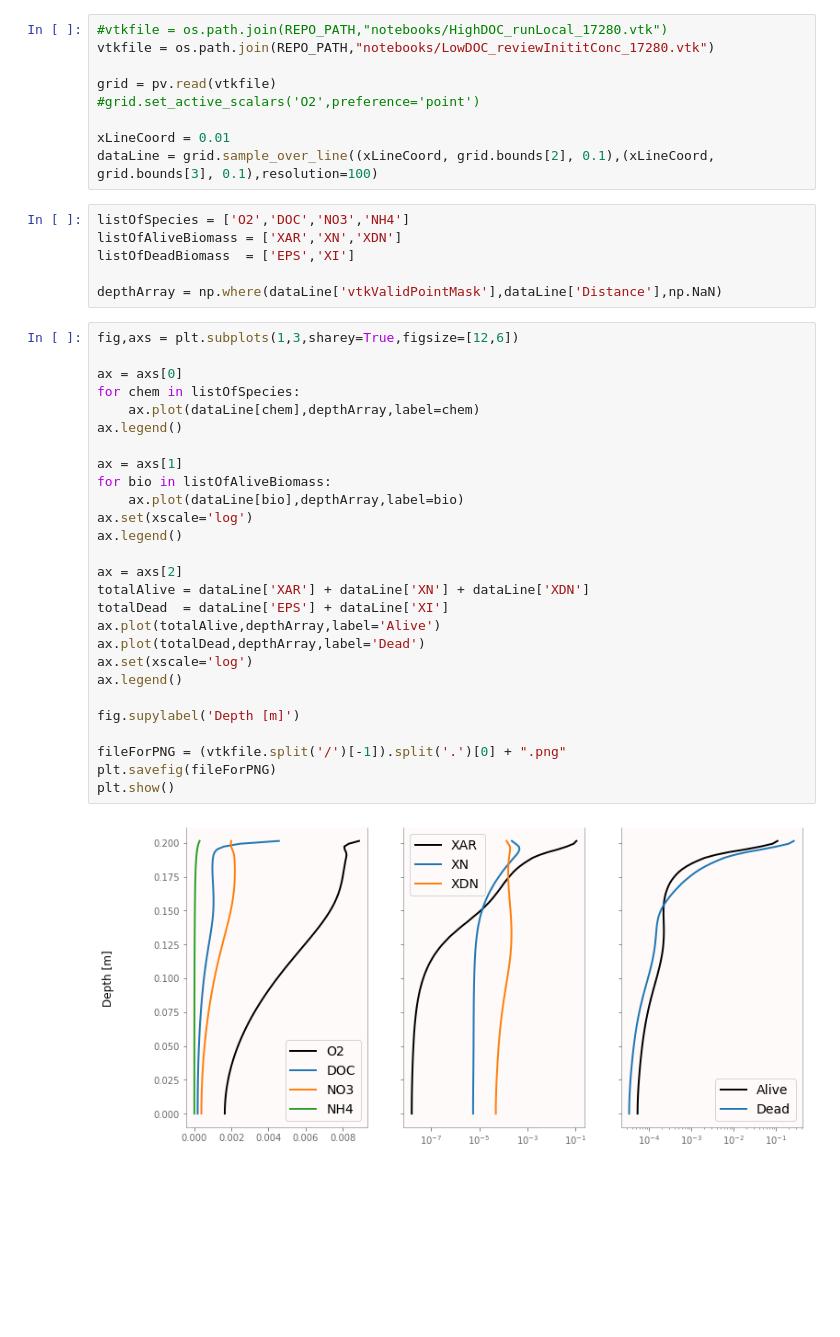
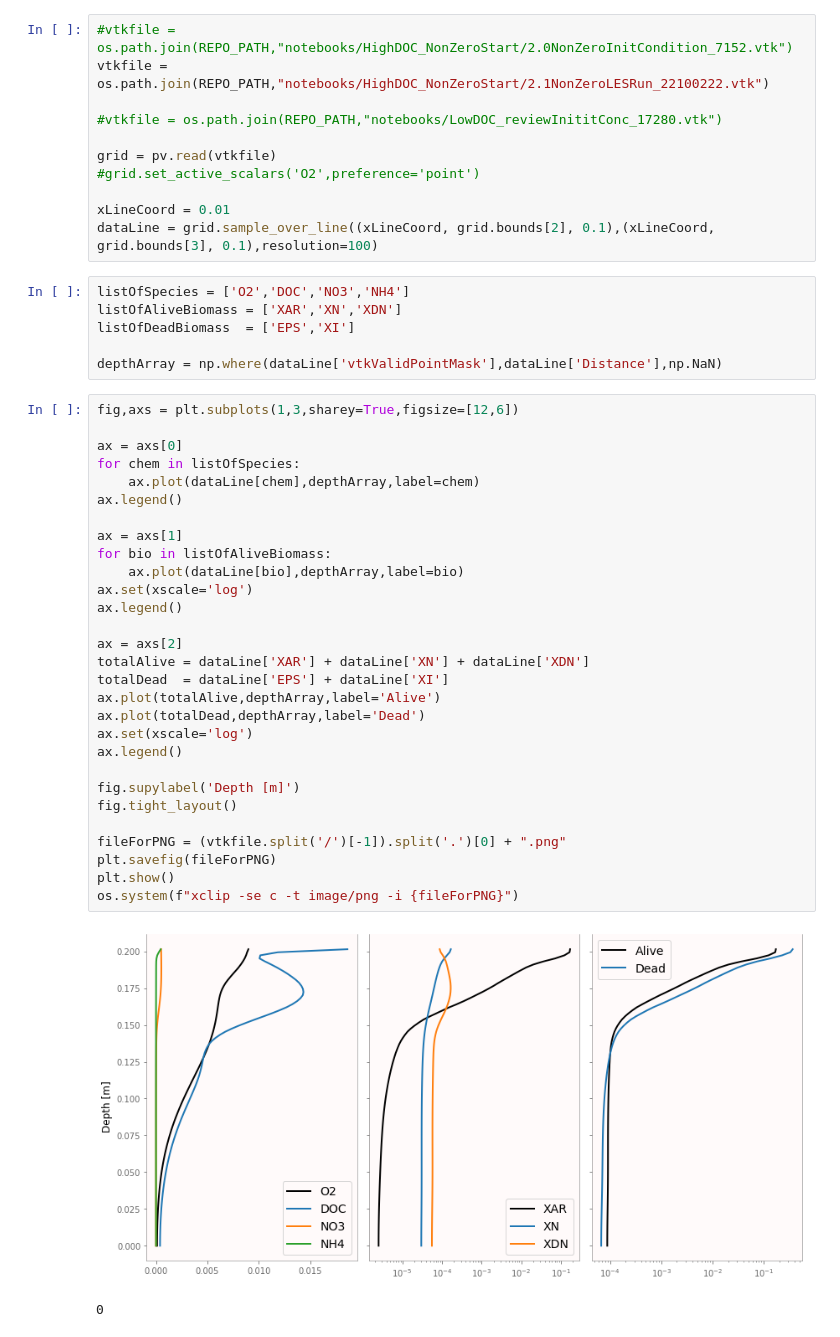
Before and after one commit to edsaac/ReactiveBiomass, a Jupyter notebook: notebooks/PlotOverLine.ipynb, the cells around one changed output. Saved outputs shown, nothing was run; the diff lists cells and outputs as text; blank space fills up the shorter version.

```diff
--- a/notebooks/PlotOverLine.ipynb
+++ b/notebooks/PlotOverLine.ipynb
@@ -23,8 +23,10 @@ pv.set_jupyter_backend('static')
 pv.global_theme.transparent_background = False
 pv.global_theme.show_scalar_bar = True
 # %%
-#vtkfile = os.path.join(REPO_PATH,"notebooks/HighDOC_runLocal_17280.vtk")
-vtkfile = os.path.join(REPO_PATH,"notebooks/LowDOC_reviewInititConc_17280.vtk")
+#vtkfile = os.path.join(REPO_PATH,"notebooks/HighDOC_NonZeroStart/2.0NonZeroInitCondition_7152.vtk")
+vtkfile = os.path.join(REPO_PATH,"notebooks/HighDOC_NonZeroStart/2.1NonZeroLESRun_22100222.vtk")
+
+#vtkfile = os.path.join(REPO_PATH,"notebooks/LowDOC_reviewInititConc_17280.vtk")
 
 grid = pv.read(vtkfile)
 #grid.set_active_scalars('O2',preference='point')
@@ -40,32 +42,35 @@ depthArray = np.where(dataLine['vtkValidPointMask'],dataLine['Distance'],np.NaN)
 # %%
 fig,axs = plt.subplots(1,3,sharey=True,figsize=[12,6])
 
 ax = axs[0]
 for chem in listOfSpecies:
     ax.plot(dataLine[chem],depthArray,label=chem)
 ax.legend()
 
 ax = axs[1]
 for bio in listOfAliveBiomass:
     ax.plot(dataLine[bio],depthArray,label=bio)
 ax.set(xscale='log')
 ax.legend()
 
 ax = axs[2]
 totalAlive = dataLine['XAR'] + dataLine['XN'] + dataLine['XDN']
 totalDead  = dataLine['EPS'] + dataLine['XI']
 ax.plot(totalAlive,depthArray,label='Alive')
 ax.plot(totalDead,depthArray,label='Dead')
 ax.set(xscale='log')
 ax.legend()
 
 fig.supylabel('Depth [m]')
+fig.tight_layout()
 
 fileForPNG = (vtkfile.split('/')[-1]).split('.')[0] + ".png"
 plt.savefig(fileForPNG)
 plt.show()
+os.system(f"xclip -se c -t image/png -i {fileForPNG}")
 # %% [output]
-[figure, old version]
+[figure, new version]
+0
 # %%
 colorbar_kw = dict(width=0.15, height=0.05, position_y=0.02, fmt='%.2E', label_font_size=14, n_labels=3)
 addmesh_kw  = dict(log_scale=True, cmap='plasma', show_scalar_bar=True)
```
Also changed, not shown: parts of 1 cell of this notebook, 17 other files.
